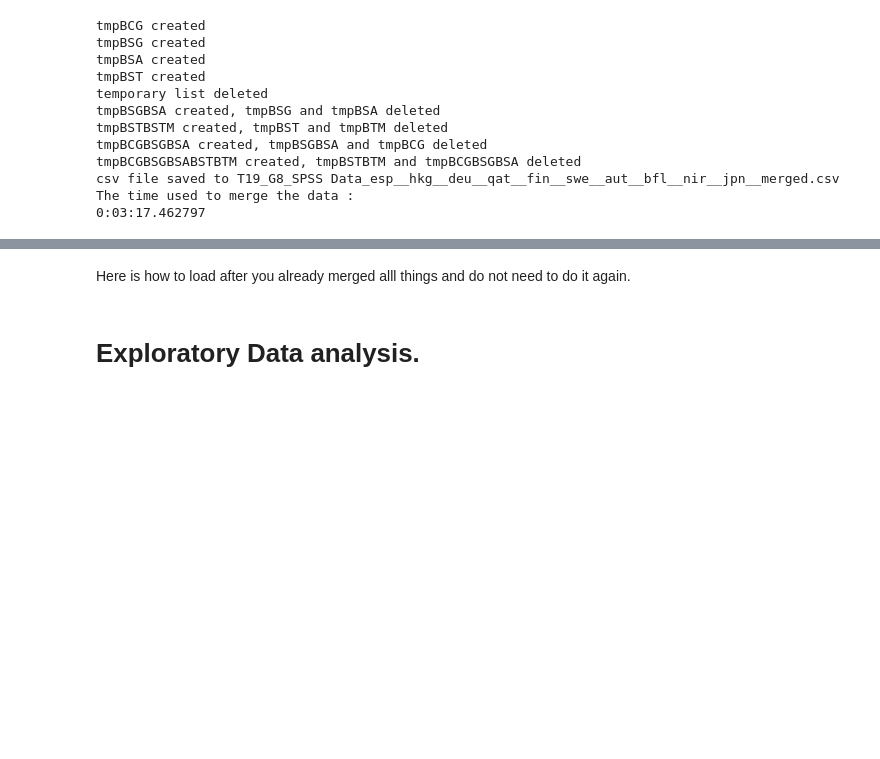
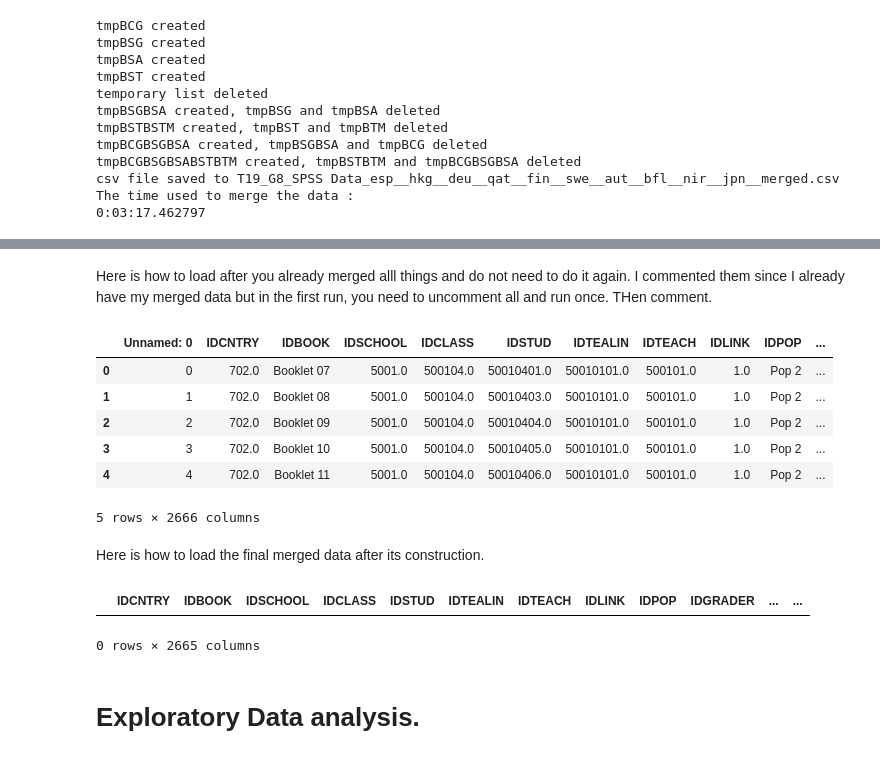
Before and after one commit to AntsaHoneywinner/DSIcapstoneproject, a Jupyter notebook: Capstone_project_Antsa_Rakotondrafara.ipynb, the cells around one changed output, grey strips where cells are left out. Saved outputs shown, nothing was run; the diff lists cells and outputs as text; code cells hidden in the pictures; blank space fills up the shorter version.

Commit message:
After all merging

```diff
--- a/Capstone_project_Antsa_Rakotondrafara.ipynb
+++ b/Capstone_project_Antsa_Rakotondrafara.ipynb
@@ -420,3 +443,30 @@ tmpBSG created
 # %% [markdown]
-Here is how to load after you already merged alll things and do not need to do it again.
+Here is how to load after you already merged alll things and do not need to do it again. I commented them since I already have my merged data but in the first run, you need to uncomment all and run once. THen comment.
+# %%
+list_csvs = ['T19_G8_SPSS Data_sgp__pak__kwt__aus__kor__pol__lva__kaz__zaf__xkx__merged.csv',
+             'T19_G8_SPSS Data_twn__usa__bhr__phl__irn__omn__nor__rmo__hrv__irl__merged.csv',
+             'T19_G8_SPSS Data_cqu__aad__bgr__mkd__ltu__mlt__bih__eng__hun__cot__merged.csv',
+             'T19_G8_SPSS Data_cqu__aad__bgr__mkd__ltu__mlt__bih__eng__hun__cot__geo__arm__aze__sau__are__dnk__srb__ita__rus__can__merged.csv',
+             'T19_G8_SPSS Data_prt__cyp__svk__alb__adu__chl__fra__ema__cze__nzl__merged.csv',
+             'T19_G8_SPSS Data_esp__hkg__deu__qat__fin__swe__aut__bfl__nir__jpn__merged.csv',
+             'T19_G8_SPSS Data_mar__mne__nld__tur__merged.csv']
+# %%
+merged_chuncks = pd.read_csv(list_csvs[0],low_memory=False)
+for i in range(1,len(list_csvs)):
+   df =  pd.read_csv(list_csvs[i],low_memory=False)
+   merged_chuncks = pd.concat([merged_chuncks,df])
+   del df
+merged_chuncks.to_csv('all_context_merged.csv')
+# %%
+merged_chuncks.head()
+# %% [output]
+|  | Unnamed: 0 | IDCNTRY | IDBOOK | IDSCHOOL | IDCLASS | IDSTUD | IDTEALIN | IDTEACH | IDLINK | IDPOP | ... |
+| 0 | 0 | 702.0 | Booklet 07 | 5001.0 | 500104.0 | 50010401.0 | 50010101.0 | 500101.0 | 1.0 | Pop 2 | ... |
+| 1 | 1 | 702.0 | Booklet 08 | 5001.0 | 500104.0 | 50010403.0 | 50010101.0 | 500101.0 | 1.0 | Pop 2 | ... |
+| 2 | 2 | 702.0 | Booklet 09 | 5001.0 | 500104.0 | 50010404.0 | 50010101.0 | 500101.0 | 1.0 | Pop 2 | ... |
+| 3 | 3 | 702.0 | Booklet 10 | 5001.0 | 500104.0 | 50010405.0 | 50010101.0 | 500101.0 | 1.0 | Pop 2 | ... |
+| 4 | 4 | 702.0 | Booklet 11 | 5001.0 | 500104.0 | 50010406.0 | 50010101.0 | 500101.0 | 1.0 | Pop 2 | ... |
+5 rows × 2666 columns
+# %% [markdown]
+Here is how to load the final merged data after its construction.
 # %%
@@ -436,3 +474,8 @@ chunck_7_df = pd.read_csv(
+# %%
+merged_chuncks.head()
+# %% [output]
+|  | IDCNTRY | IDBOOK | IDSCHOOL | IDCLASS | IDSTUD | IDTEALIN | IDTEACH | IDLINK | IDPOP | IDGRADER | ... | ... |
+0 rows × 2665 columns
 # %% [markdown]
 # Exploratory Data analysis.
 # %% [markdown]
```
Also changed, not shown: parts of 11 cells of this notebook.
